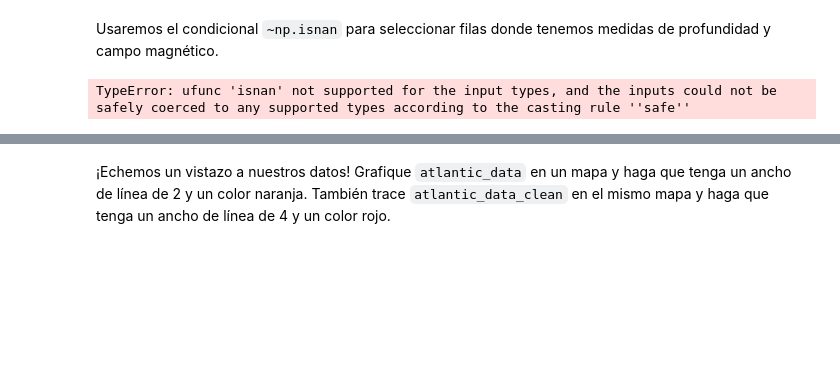
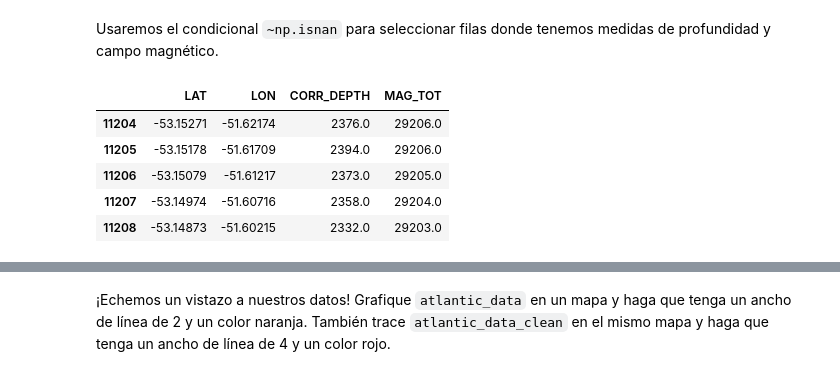
Before and after one commit to Pablolog42/2021-CD2201, a Jupyter notebook: Semana4/Actividad_Semana_04/Actividad_Clase_04.ipynb, the cells around one changed output, grey strips where cells are left out. Cells and saved outputs as stored; diff of their text form; code cells hidden in the pictures; blank space fills up the shorter version.

```diff
--- a/Semana4/Actividad_Semana_04/Actividad_Clase_04.ipynb
+++ b/Semana4/Actividad_Semana_04/Actividad_Clase_04.ipynb
@@ -48,9 +48,14 @@ atlantic_data.describe()
 # %% [markdown]
 Usaremos el condicional ``~np.isnan`` para seleccionar filas donde tenemos medidas de profundidad y campo magnético.
 # %%
-atlantic_data_clean = atlantic_data[~np.isnan(...) &  ~np.isnan(...)];
+atlantic_data_clean = atlantic_data[~np.isnan(atlantic_data["CORR_DEPTH"]) &  ~np.isnan(atlantic_data["MAG_TOT"])]
 atlantic_data_clean.head()
 # %% [output]
-TypeError: ufunc 'isnan' not supported for the input types, and the inputs could not be safely coerced to any supported types according to the casting rule ''safe''
+|  | LAT | LON | CORR_DEPTH | MAG_TOT |
+| 11204 | -53.15271 | -51.62174 | 2376.0 | 29206.0 |
+| 11205 | -53.15178 | -51.61709 | 2394.0 | 29206.0 |
+| 11206 | -53.15079 | -51.61217 | 2373.0 | 29205.0 |
+| 11207 | -53.14974 | -51.60716 | 2358.0 | 29204.0 |
+| 11208 | -53.14873 | -51.60215 | 2332.0 | 29203.0 |
 # %%
 atlantic_data_clean.describe()
```
Also changed, not shown: parts of 5 cells of this notebook, 2 other files.
